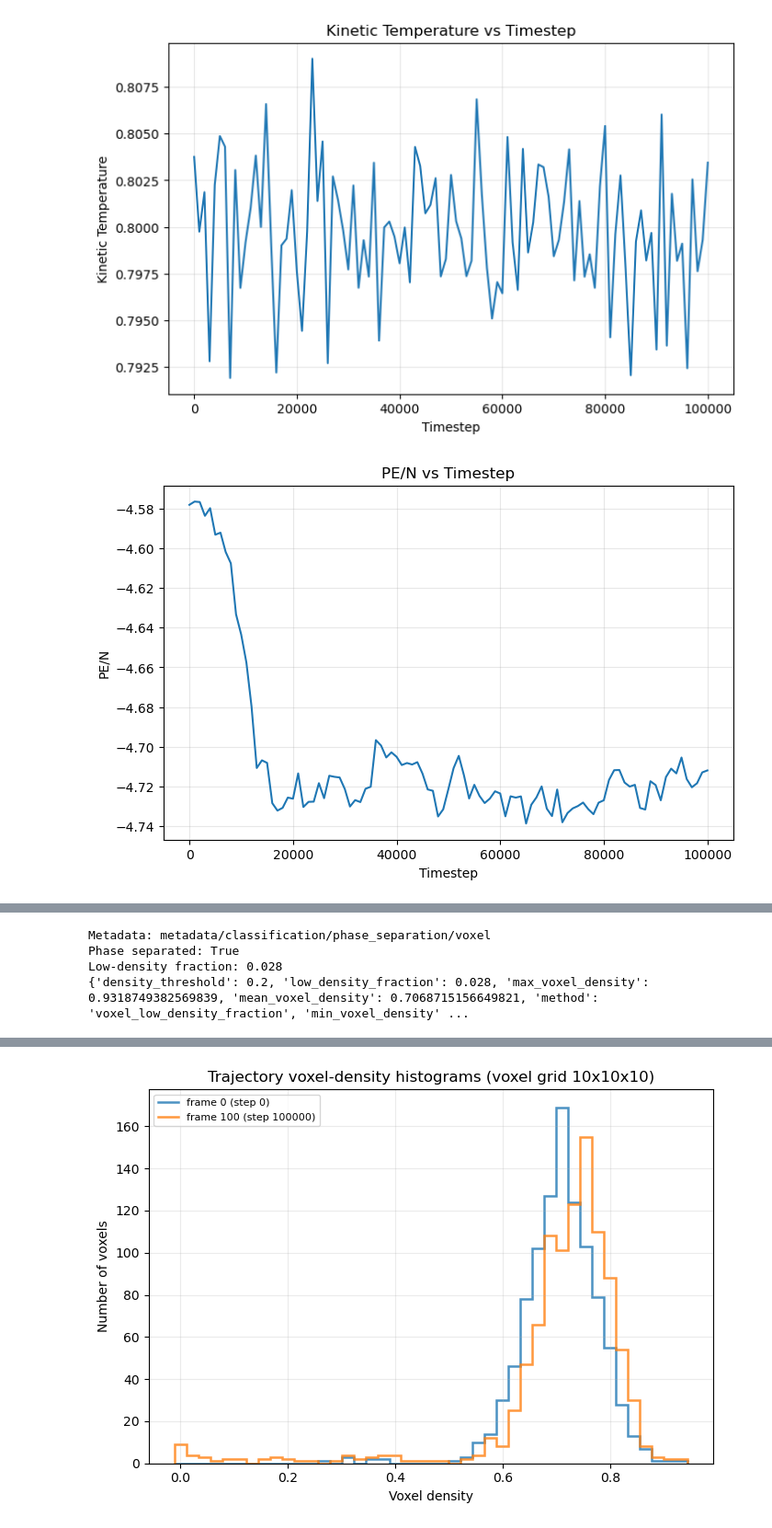
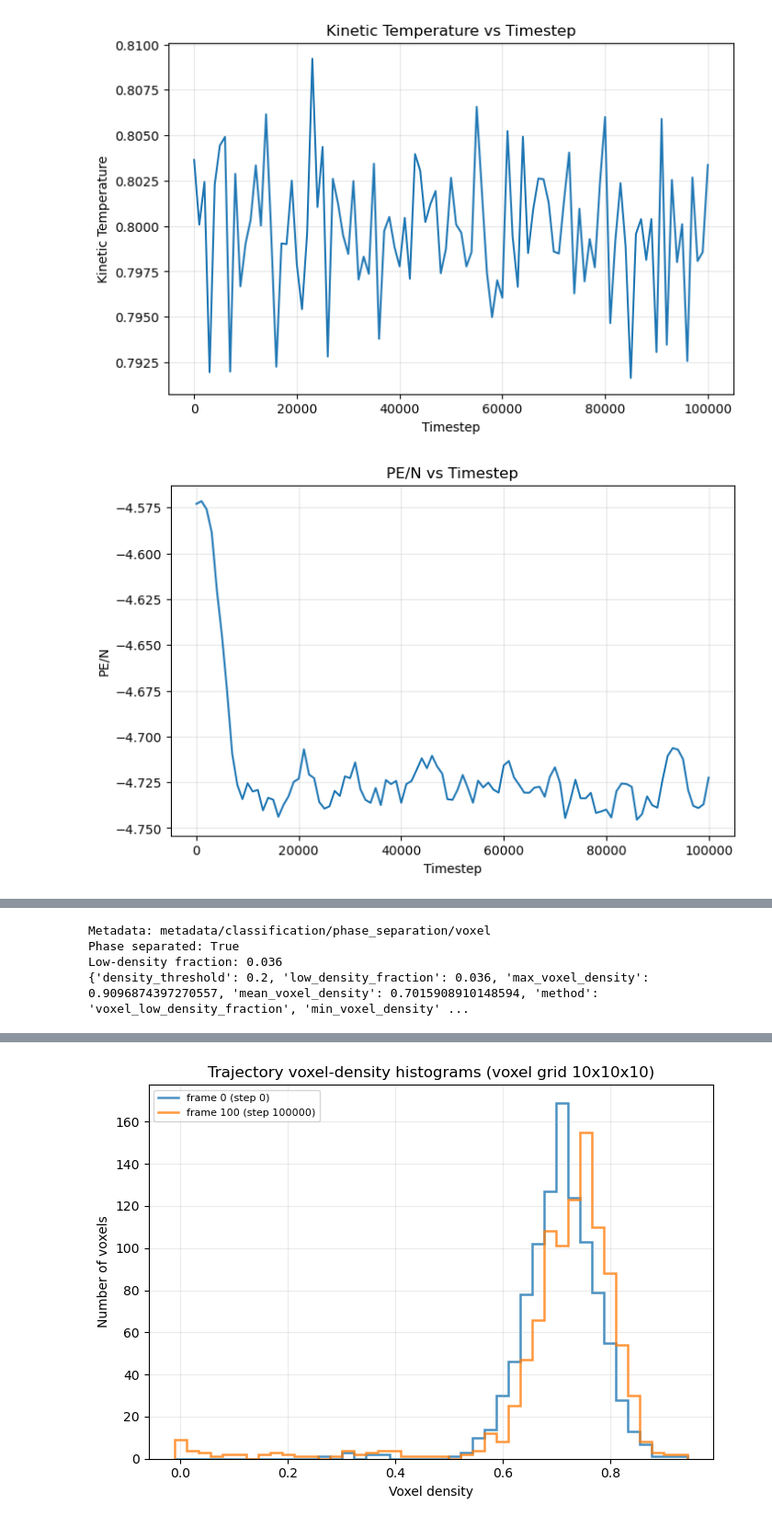
Before and after one commit to SBC-Collaboration/MDsims, a Jupyter notebook: Sandbox.ipynb, the cells around one changed output, grey strips where cells are left out. Shown at 92% size. Cells and saved outputs as stored; diff of their text form; code cells hidden in the pictures.

```diff
--- a/Sandbox.ipynb
+++ b/Sandbox.ipynb
@@ -15,7 +15,7 @@ evolution = cav.get_or_create_cavitation(
     target_rho=0.71,
     kT=0.80,
     source_nsteps=1_000_000,
-    radius_fraction=0.2,
+    radius=5,
     evolve_nsteps=100_000,
 
     create_source_if_missing=True,
@@ -54,5 +63,5 @@ Source status: loaded_source
-[figure, old version]
+[figure, new version]
-[figure, old version]
+[figure, new version]
 # %%
 from md_Helpers import visualization as vh
 
@@ -84,8 +93,8 @@ print(voxel_data)
 # %% [output]
 Metadata: metadata/classification/phase_separation/voxel
 Phase separated: True
-Low-density fraction: 0.028
-{'density_threshold': 0.2, 'low_density_fraction': 0.028, 'max_voxel_density': 0.9318749382569839, 'mean_voxel_density': 0.7068715156649821, 'method': 'voxel_low_density_fraction', 'min_voxel_density' ...
+Low-density fraction: 0.036
+{'density_threshold': 0.2, 'low_density_fraction': 0.036, 'max_voxel_density': 0.9096874397270557, 'mean_voxel_density': 0.7015908910148594, 'method': 'voxel_low_density_fraction', 'min_voxel_density' ...
 # %%
 import importlib
 from md_Helpers import visualization as vh
```
Also changed, not shown: parts of 2 cells of this notebook.
